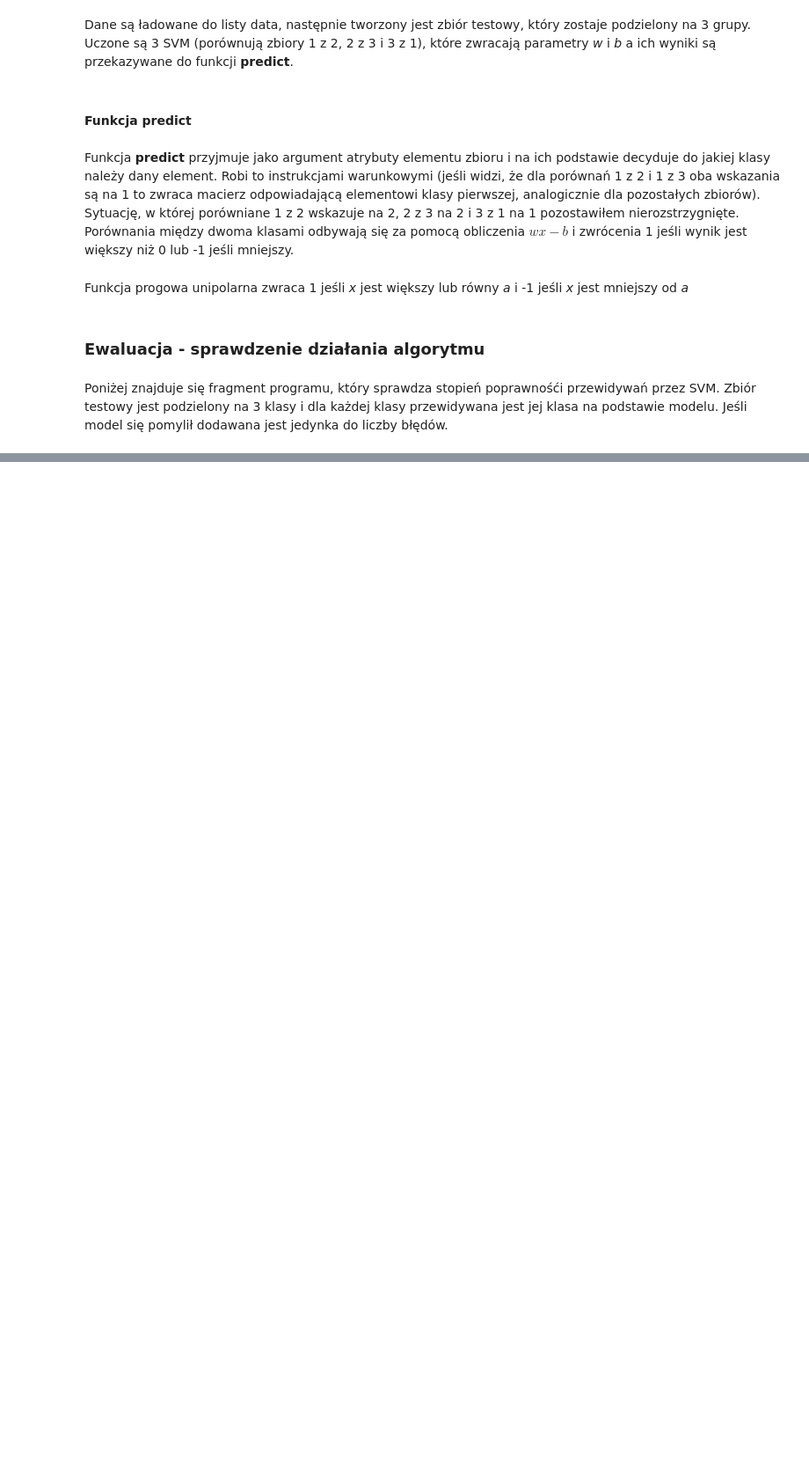
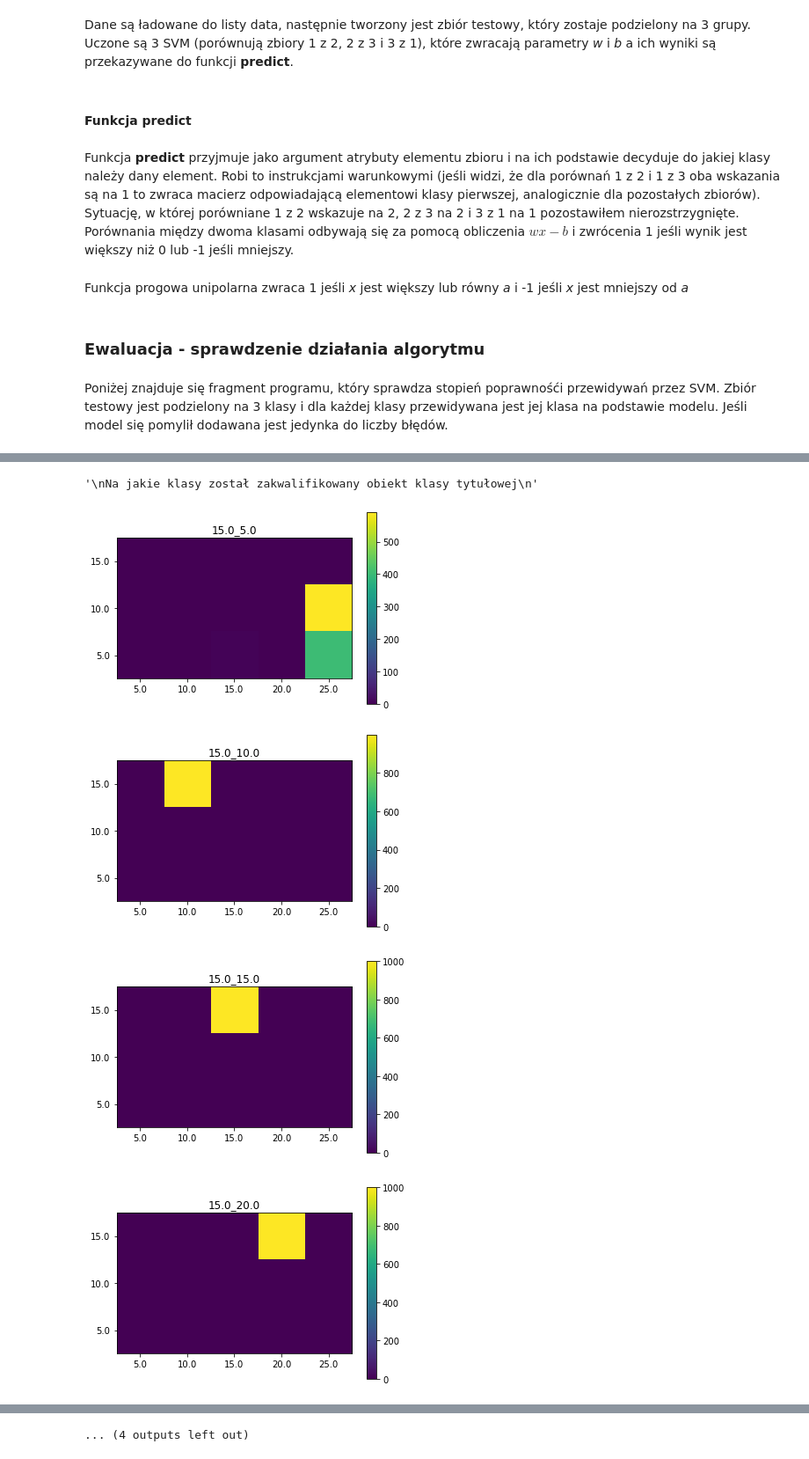
Before and after one commit to Mitchu727/Fingmap, a Jupyter notebook: Data/Classificator - SVM.ipynb, the cells around one changed output, grey strips where cells are left out. Shown at 88% size. Drawn from its saved outputs; the diff is of its cells as text; code cells hidden in the pictures; blank space fills up the shorter version.

Commit message:
Adding heatmap #1

```diff
--- a/Data/Classificator - SVM.ipynb
+++ b/Data/Classificator - SVM.ipynb
@@ -110,7 +110,7 @@ def threshold_unipolar_function(x, a):
     elif (x < a):
         return -1
 # %%
-def predict(parameters_array, element):
+def predict(element, parameters_array):
     for i in range (len(data_dictionary)):
         pred_vector = [(threshold_unipolar_function(np.matmul(parameters_array[i][j][0], element) - parameters_array[i][j][1], 0))
                        for j in range(len(data_dictionary)) if i!=j]
@@ -177,0 +178,14 @@ for _ in range(10):
+# %%
+classification_array = test(class_vector, predict, [parameters_array])
+# %%
+for class_name in data_dictionary:
+    create_heatmap(class_name, data_dictionary, classification_array)
+"""
+Na jakie klasy został zakwalifikowany obiekt klasy tytułowej
+"""
+# %% [output]
+'\nNa jakie klasy został zakwalifikowany obiekt klasy tytułowej\n'
+[figure, added]
+[figure, added]
+[figure, added]
+[figure, added]
@@ -177,0 +199 @@ for _ in range(10):
+... (4 outputs left out)
```
Also changed, not shown: parts of 4 cells of this notebook, 1 other file.
